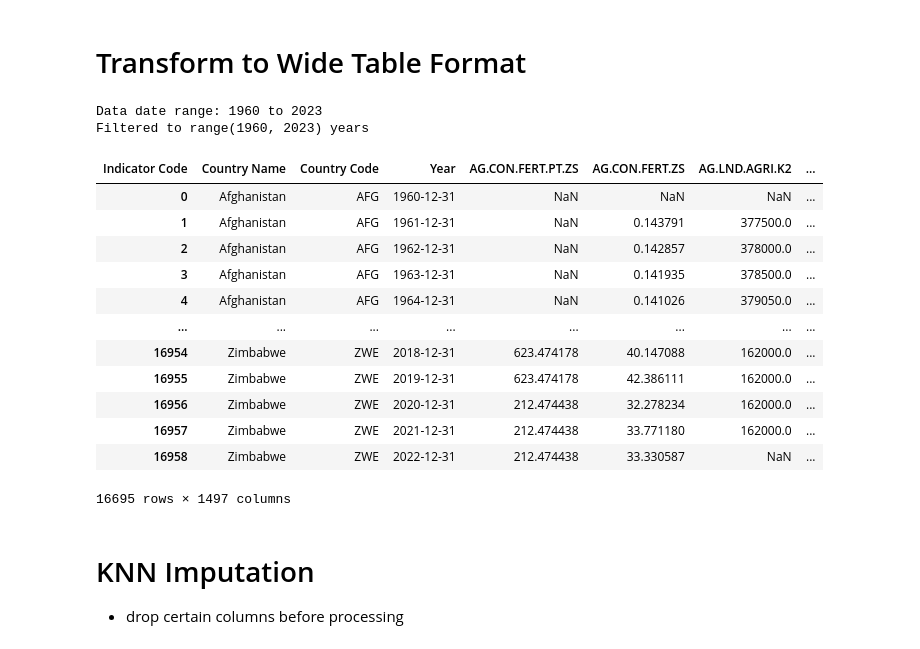
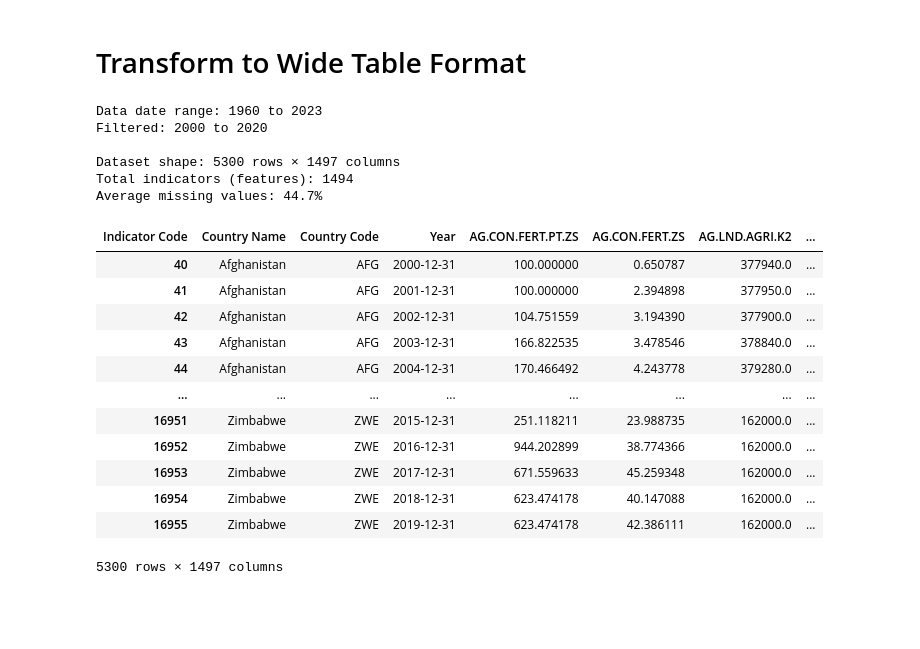
Before and after one commit to garrettwflowers/wdi-income-inequality, a Jupyter notebook: transform_data.ipynb, the cells around one changed output. Drawn from its saved outputs; the diff is of its cells as text; code cells hidden in the pictures; blank space fills up the shorter version.

```diff
--- a/transform_data.ipynb
+++ b/transform_data.ipynb
@@ -7,4 +8,16 @@ from sklearn.impute import KNNImputer
 # %%
 # params
-YEAR_RANGE = range(1960, 2023)
+YEAR_RANGE = range(2000, 2020)
+
+# Define target indicators
+target_top = "SI.DST.10TH.10"    # Top 10% wealth share
+target_bottom = "SI.DST.FRST.10" # Bottom 10% wealth share
+target_gini = "SI.POV.GINI"      # Gini index
+
+targets = [target_top, target_bottom, target_gini]
+
+# Create output directories if they don't exist
+os.makedirs('output/reference', exist_ok=True)
+os.makedirs('input/transformed', exist_ok=True)
+os.makedirs('input/imputed', exist_ok=True)
 # %% [markdown]
@@ -32,39 +45,52 @@ df
 # %%
 df_long = df.melt(id_vars=["Country Name", "Country Code", "Indicator Name", "Indicator Code"],
                   var_name="Year", value_name="Value")
 
 df_wide = df_long.pivot_table(index=["Country Name", "Country Code", "Year"],
                               columns="Indicator Code", values="Value")
 
 df_wide = df_wide.reset_index()
 
 df_wide['Year'] = df_wide['Year'].apply(lambda year: pd.to_datetime(year, format='%Y') + relativedelta(month=12, day=31))
 
 # filter if applicable
 print(f"Data date range: {df_wide['Year'].dt.year.min()} to {df_wide['Year'].dt.year.max()}")
 if YEAR_RANGE != None:
     df_wide = df_wide[df_wide['Year'].dt.year.isin(YEAR_RANGE)]
-    print(f"Filtered to {YEAR_RANGE}")
+    print(f"Filtered: {YEAR_RANGE.start} to {YEAR_RANGE.stop}")
+else:
+    YEAR_RANGE = range(df_wide['Year'].dt.year.min(), df_wide['Year'].dt.year.max() + 1)
 
-df_wide.to_csv('input/transformed/df_wide.csv', index=False)
+# Save the complete wide dataset
+df_wide.to_csv(f'input/transformed/df_wide_{YEAR_RANGE.start}_to_{YEAR_RANGE.stop}.csv', index=False)
+
+# Summary statistics
+total_columns = df_wide.shape[1] - 3  # Excluding Country Name, Country Code, Year
+non_null_counts = df_wide.count()
+missing_pct = (1 - non_null_counts / len(df_wide)) * 100
+
+print(f"\nDataset shape: {df_wide.shape[0]} rows × {df_wide.shape[1]} columns")
+print(f"Total indicators (features): {total_columns}")
+print(f"Average missing values: {missing_pct.mean():.1f}%")
 
 df_wide
 # %% [output]
 Data date range: 1960 to 2023
-Filtered to range(1960, 2023) years
+Filtered: 2000 to 2020
+
+Dataset shape: 5300 rows × 1497 columns
+Total indicators (features): 1494
+Average missing values: 44.7%
 | Indicator Code | Country Name | Country Code | Year | AG.CON.FERT.PT.ZS | AG.CON.FERT.ZS | AG.LND.AGRI.K2 | ... |
-| 0 | Afghanistan | AFG | 1960-12-31 | NaN | NaN | NaN | ... |
-| 1 | Afghanistan | AFG | 1961-12-31 | NaN | 0.143791 | 377500.0 | ... |
-| 2 | Afghanistan | AFG | 1962-12-31 | NaN | 0.142857 | 378000.0 | ... |
-| 3 | Afghanistan | AFG | 1963-12-31 | NaN | 0.141935 | 378500.0 | ... |
-| 4 | Afghanistan | AFG | 1964-12-31 | NaN | 0.141026 | 379050.0 | ... |
+| 40 | Afghanistan | AFG | 2000-12-31 | 100.000000 | 0.650787 | 377940.0 | ... |
+| 41 | Afghanistan | AFG | 2001-12-31 | 100.000000 | 2.394898 | 377950.0 | ... |
+| 42 | Afghanistan | AFG | 2002-12-31 | 104.751559 | 3.194390 | 377900.0 | ... |
+| 43 | Afghanistan | AFG | 2003-12-31 | 166.822535 | 3.478546 | 378840.0 | ... |
+| 44 | Afghanistan | AFG | 2004-12-31 | 170.466492 | 4.243778 | 379280.0 | ... |
 | ... | ... | ... | ... | ... | ... | ... | ... |
+| 16951 | Zimbabwe | ZWE | 2015-12-31 | 251.118211 | 23.988735 | 162000.0 | ... |
+| 16952 | Zimbabwe | ZWE | 2016-12-31 | 944.202899 | 38.774366 | 162000.0 | ... |
+| 16953 | Zimbabwe | ZWE | 2017-12-31 | 671.559633 | 45.259348 | 162000.0 | ... |
 | 16954 | Zimbabwe | ZWE | 2018-12-31 | 623.474178 | 40.147088 | 162000.0 | ... |
 | 16955 | Zimbabwe | ZWE | 2019-12-31 | 623.474178 | 42.386111 | 162000.0 | ... |
-| 16956 | Zimbabwe | ZWE | 2020-12-31 | 212.474438 | 32.278234 | 162000.0 | ... |
-| 16957 | Zimbabwe | ZWE | 2021-12-31 | 212.474438 | 33.771180 | 162000.0 | ... |
-| 16958 | Zimbabwe | ZWE | 2022-12-31 | 212.474438 | 33.330587 | NaN | ... |
-16695 rows × 1497 columns
+5300 rows × 1497 columns
-# %% [markdown]
-# KNN Imputation
-- drop certain columns before processing
```
Also changed, not shown: parts of 16 cells of this notebook, 39 other files.
